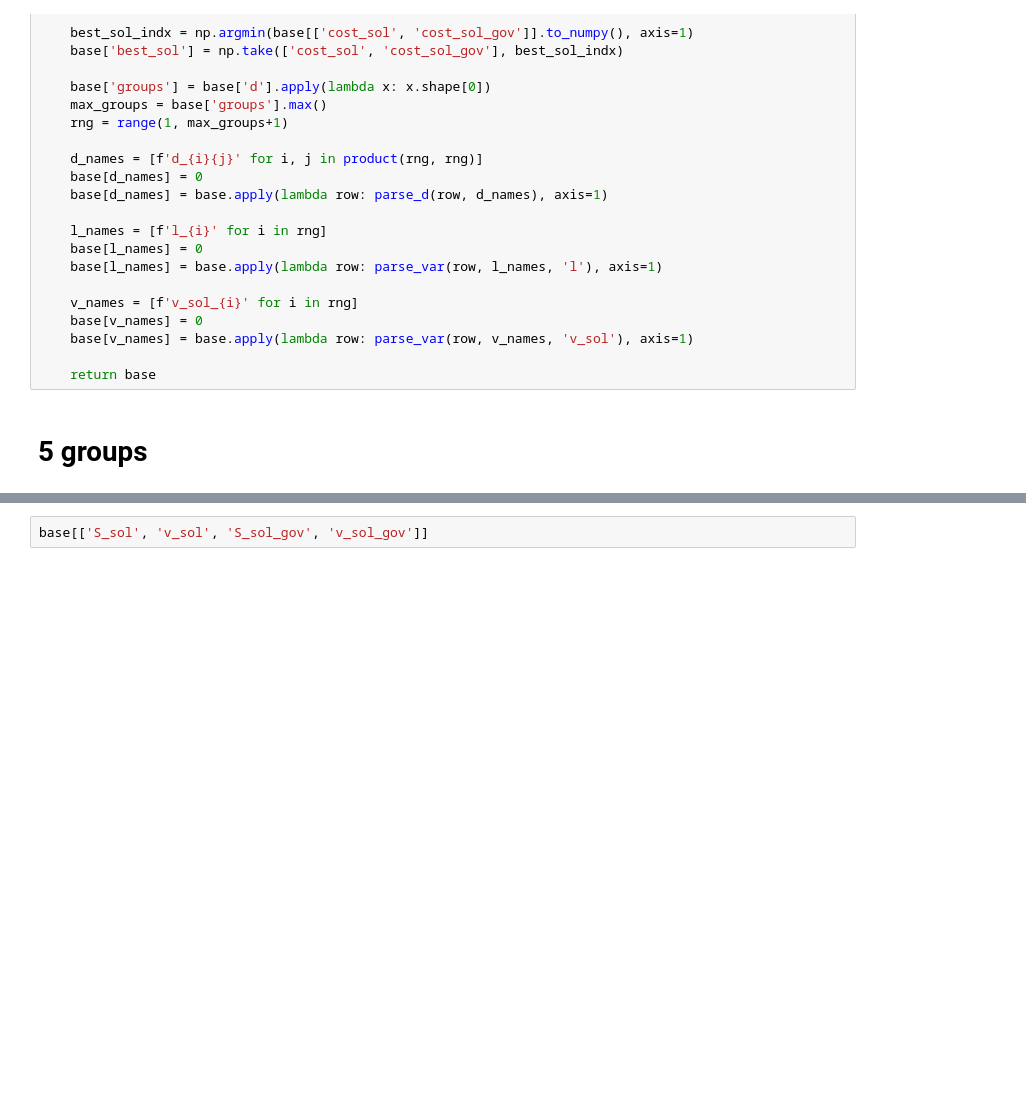
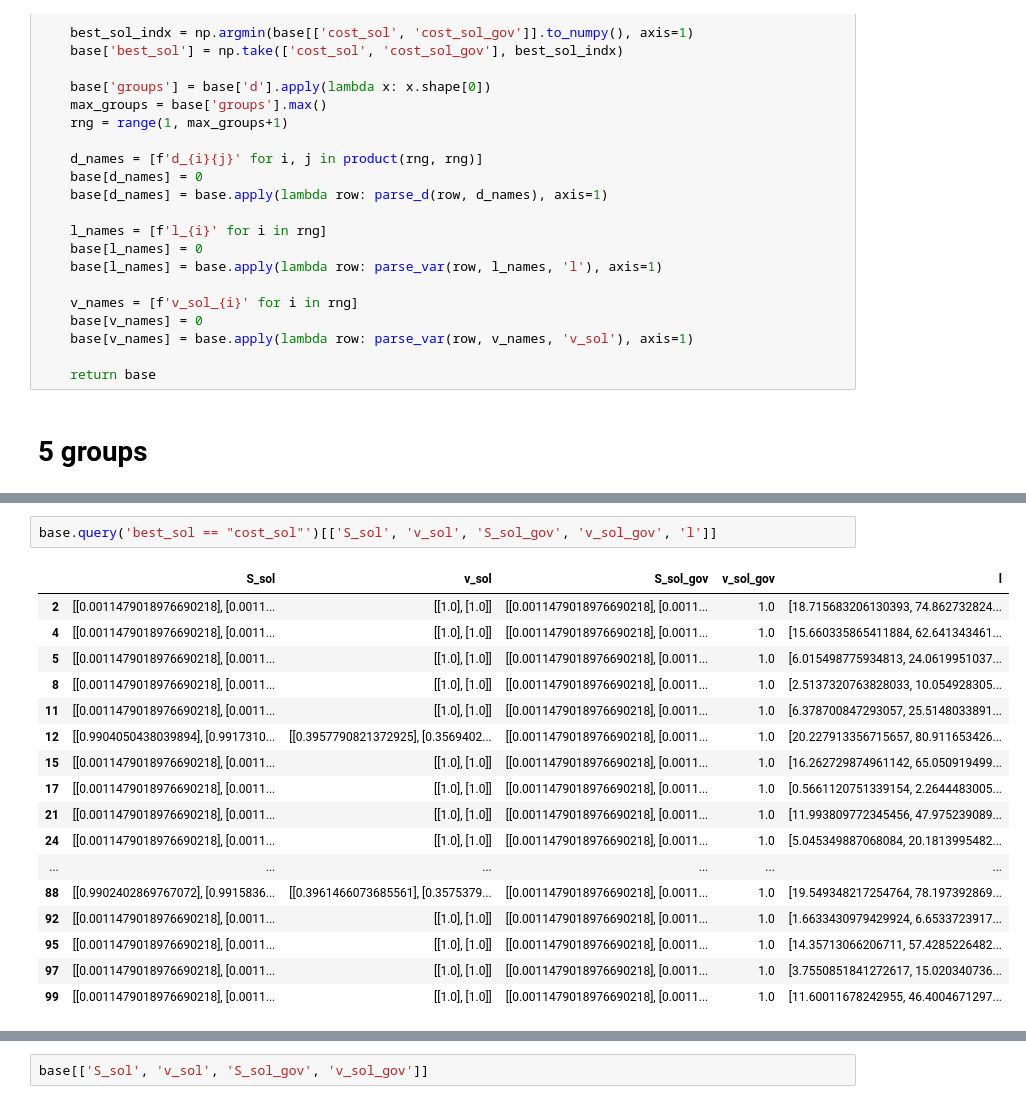
Before and after one commit to daniel-ablin/Thesis, a Jupyter notebook: test analysis.ipynb, the cells around one changed output, grey strips where cells are left out. Drawn from its saved outputs; the diff is of its cells as text; blank space fills up the shorter version.

```diff
--- a/test analysis.ipynb
+++ b/test analysis.ipynb
@@ -80,2 +82,22 @@ cost_sol_gov  found solution    50
 Name: best_sol, dtype: int64
+# %%
+base.query('best_sol == "cost_sol"')[['S_sol', 'v_sol', 'S_sol_gov', 'v_sol_gov', 'l']]
+# %% [output]
+|  | S_sol | v_sol | S_sol_gov | v_sol_gov | l |
+| 2 | [[0.0011479018976690218], [0.0011... | [[1.0], [1.0]] | [[0.0011479018976690218], [0.0011... | 1.0 | [18.715683206130393, 74.862732824... |
+| 4 | [[0.0011479018976690218], [0.0011... | [[1.0], [1.0]] | [[0.0011479018976690218], [0.0011... | 1.0 | [15.660335865411884, 62.641343461... |
+| 5 | [[0.0011479018976690218], [0.0011... | [[1.0], [1.0]] | [[0.0011479018976690218], [0.0011... | 1.0 | [6.015498775934813, 24.0619951037... |
+| 8 | [[0.0011479018976690218], [0.0011... | [[1.0], [1.0]] | [[0.0011479018976690218], [0.0011... | 1.0 | [2.5137320763828033, 10.054928305... |
+| 11 | [[0.0011479018976690218], [0.0011... | [[1.0], [1.0]] | [[0.0011479018976690218], [0.0011... | 1.0 | [6.378700847293057, 25.5148033891... |
+| 12 | [[0.9904050438039894], [0.9917310... | [[0.3957790821372925], [0.3569402... | [[0.0011479018976690218], [0.0011... | 1.0 | [20.227913356715657, 80.911653426... |
+| 15 | [[0.0011479018976690218], [0.0011... | [[1.0], [1.0]] | [[0.0011479018976690218], [0.0011... | 1.0 | [16.262729874961142, 65.050919499... |
+| 17 | [[0.0011479018976690218], [0.0011... | [[1.0], [1.0]] | [[0.0011479018976690218], [0.0011... | 1.0 | [0.5661120751339154, 2.2644483005... |
+| 21 | [[0.0011479018976690218], [0.0011... | [[1.0], [1.0]] | [[0.0011479018976690218], [0.0011... | 1.0 | [11.993809772345456, 47.975239089... |
+| 24 | [[0.0011479018976690218], [0.0011... | [[1.0], [1.0]] | [[0.0011479018976690218], [0.0011... | 1.0 | [5.045349887068084, 20.1813995482... |
+| ... | ... | ... | ... | ... | ... |
+| 88 | [[0.9902402869767072], [0.9915836... | [[0.3961466073685561], [0.3575379... | [[0.0011479018976690218], [0.0011... | 1.0 | [19.549348217254764, 78.197392869... |
+| 92 | [[0.0011479018976690218], [0.0011... | [[1.0], [1.0]] | [[0.0011479018976690218], [0.0011... | 1.0 | [1.6633430979429924, 6.6533723917... |
+| 95 | [[0.0011479018976690218], [0.0011... | [[1.0], [1.0]] | [[0.0011479018976690218], [0.0011... | 1.0 | [14.35713066206711, 57.4285226482... |
+| 97 | [[0.0011479018976690218], [0.0011... | [[1.0], [1.0]] | [[0.0011479018976690218], [0.0011... | 1.0 | [3.7550851841272617, 15.020340736... |
+| 99 | [[0.0011479018976690218], [0.0011... | [[1.0], [1.0]] | [[0.0011479018976690218], [0.0011... | 1.0 | [11.60011678242955, 46.4004671297... |
 # %%
```
Also changed, not shown: parts of 3 cells of this notebook.
